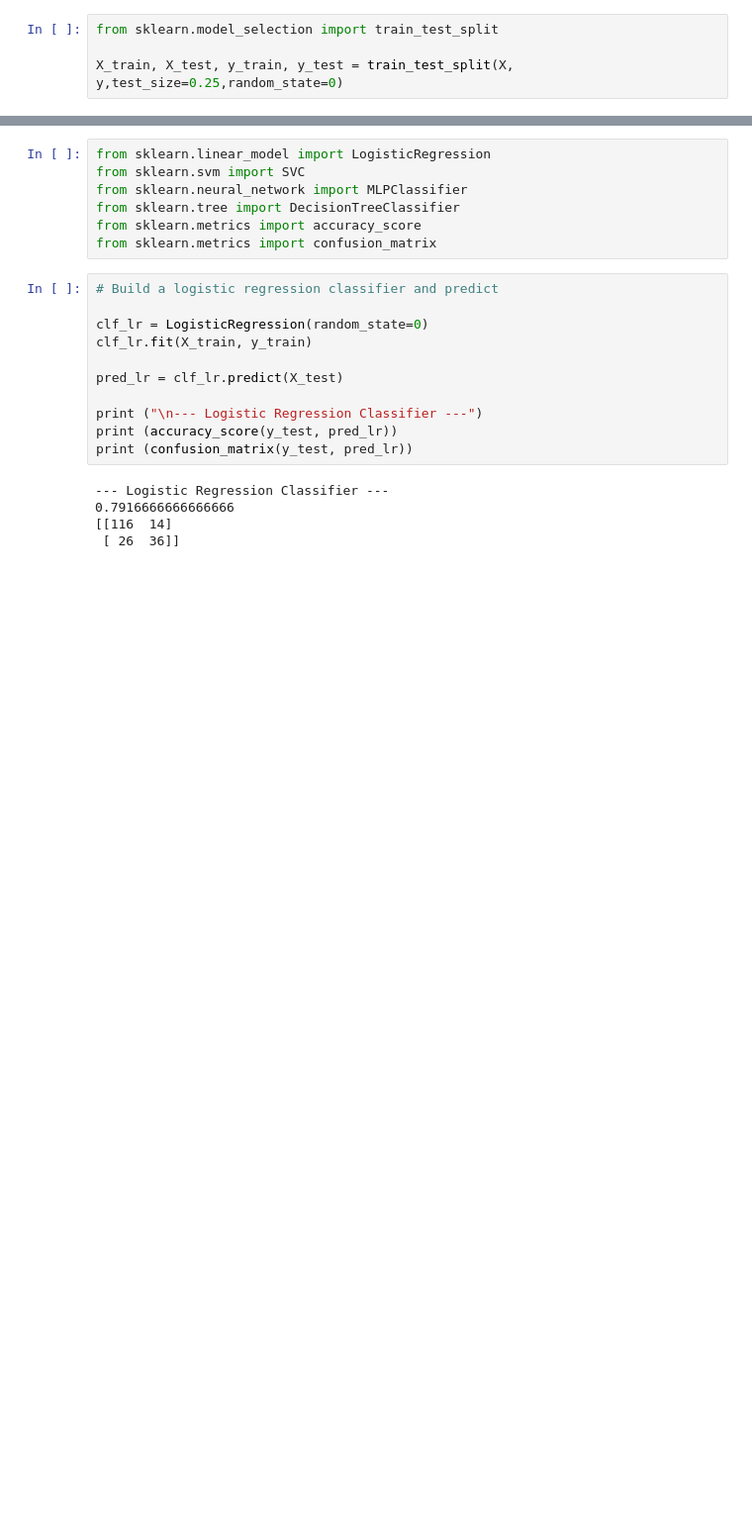
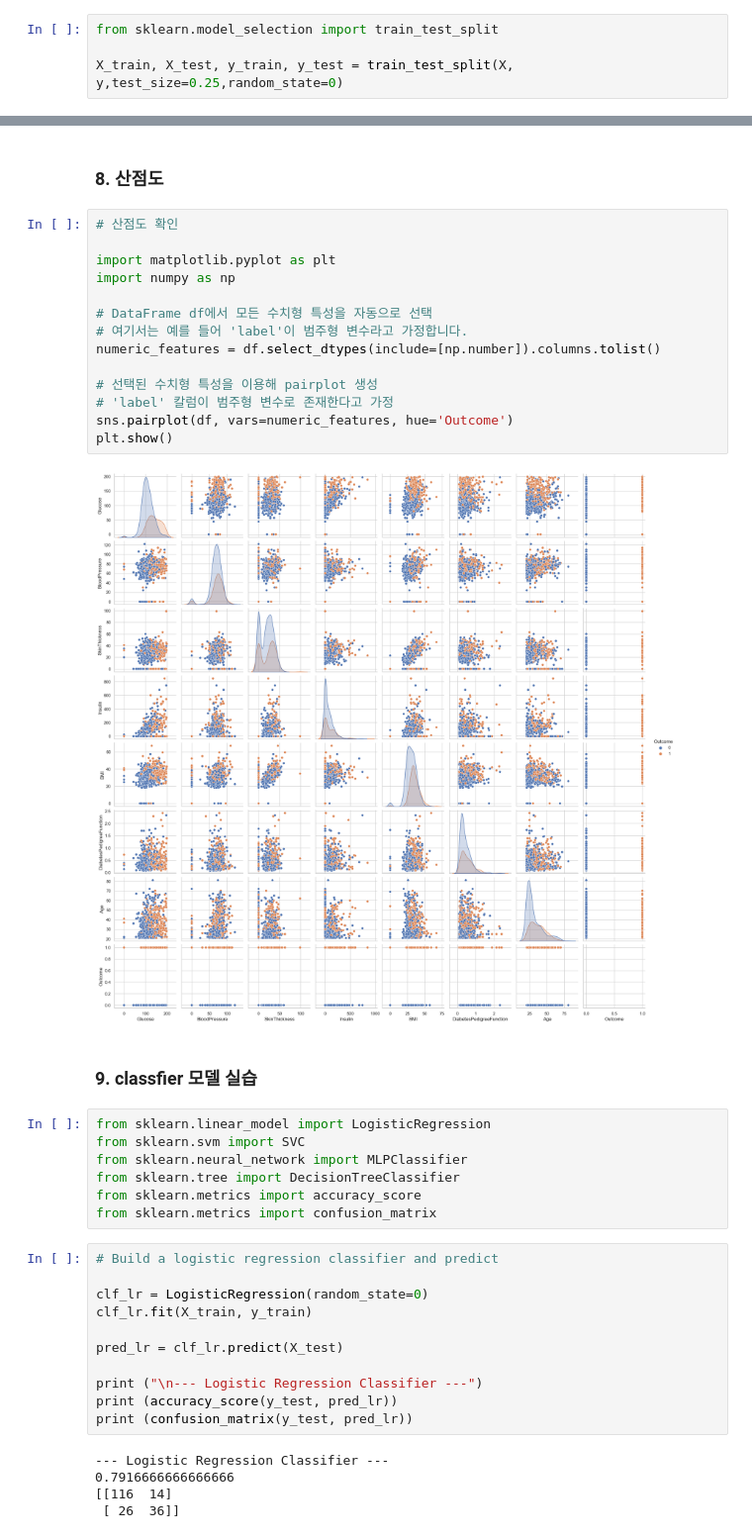
Before and after one commit to loading1031/Ai_Lecture, a Jupyter notebook: code/(3.11)Week2_Diabetes.ipynb, the cells around one changed output, grey strips where cells are left out. Shown at 99% size. Cells and saved outputs as stored; diff of their text form; blank space fills up the shorter version.

```diff
--- a/code/(3.11)Week2_Diabetes.ipynb
+++ b/code/(3.11)Week2_Diabetes.ipynb
@@ -63,3 +205,23 @@ X_train, X_test, y_train, y_test = train_test_split(X, y,test_size=0.25,random_s
+# %% [markdown]
+### 8. 산점도
+# %%
+# 산점도 확인
+
+import matplotlib.pyplot as plt
+import numpy as np
+
+# DataFrame df에서 모든 수치형 특성을 자동으로 선택
+# 여기서는 예를 들어 'label'이 범주형 변수라고 가정합니다.
+numeric_features = df.select_dtypes(include=[np.number]).columns.tolist()
+
+# 선택된 수치형 특성을 이용해 pairplot 생성
+# 'label' 칼럼이 범주형 변수로 존재한다고 가정
+sns.pairplot(df, vars=numeric_features, hue='Outcome')
+plt.show()
+# %% [output]
+[figure, added]
+# %% [markdown]
+### 9. classfier 모델 실습
 # %%
 from sklearn.linear_model import LogisticRegression
 from sklearn.svm import SVC
```
Also changed, not shown: parts of 20 cells of this notebook.
